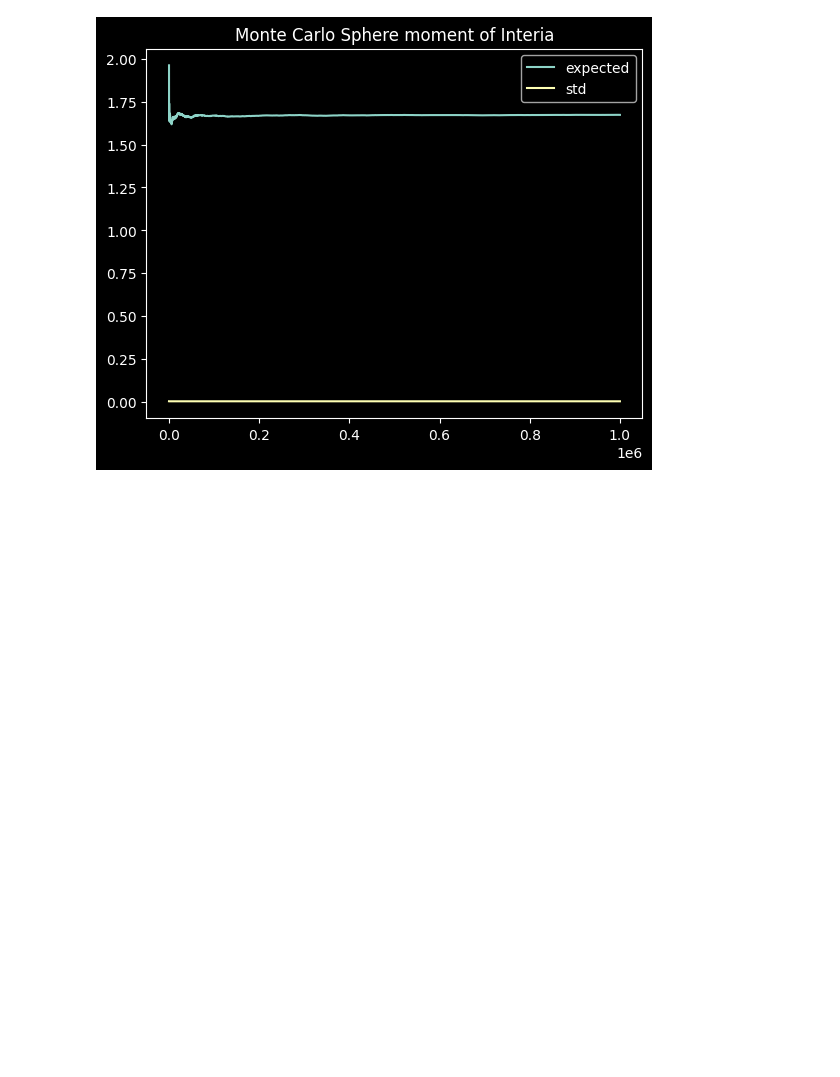
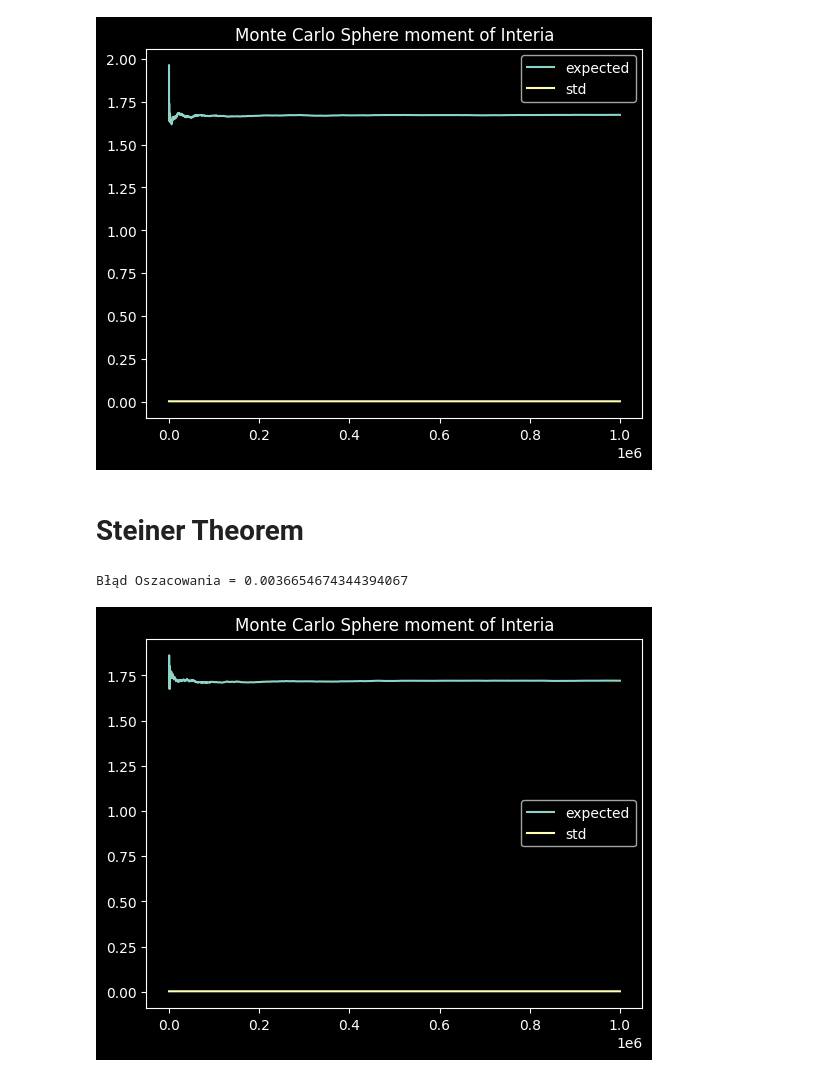
Before and after one commit to xXKeNdAmAmAsTeRXx/Computer_Physics, a Jupyter notebook: MonteCarlo/MonteCarlo.ipynb, the cells around one changed output. Saved outputs shown, nothing was run; the diff lists cells and outputs as text; code cells hidden in the pictures; blank space fills up the shorter version.

Commit message:
stainer theorem

```diff
--- a/MonteCarlo/MonteCarlo.ipynb
+++ b/MonteCarlo/MonteCarlo.ipynb
@@ -118,3 +118,28 @@ plt.show()
 # %% [output]
 Błąd Oszacowania = 0.0017918089666975057
 [figure]
+# %% [markdown]
+# Steiner Theorem
+# %%
+def steiner(I_0:float, m:float, d:float):
+    return I_0 + m*d**2
+
+p_0 = np.array([1.3, 1.2])
+I_0 = sphere_interia(CONSTS['R'])
+d = 0.1
+M = sphere_volume(CONSTS['R'])
+
+I = steiner(I_0, M, d)
+
+step, expected, std = sphere_interia_MC(CONSTS['R'], CONSTS['CENTER'], p_0, CONSTS['N'])
+error = np.abs(expected[-1] - I)
+print(f'Błąd Oszacowania = {error}')
+
+plt.plot(step,expected,label='expected')
+plt.plot(step,std, label='std')
+plt.legend()
+plt.title('Monte Carlo Sphere moment of Interia')
+plt.show()
+# %% [output]
+Błąd Oszacowania = 0.0036654674344394067
+[figure, added]
```
